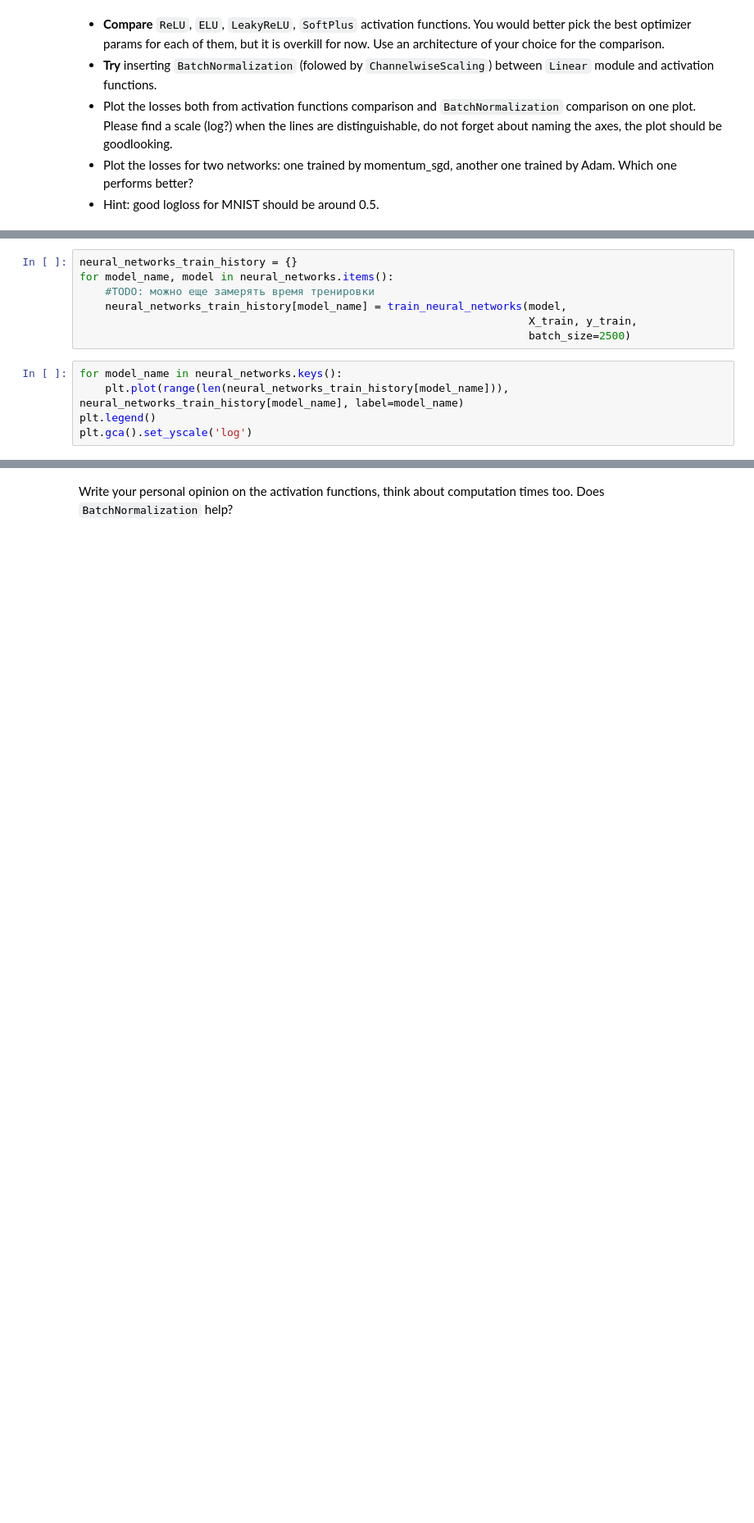
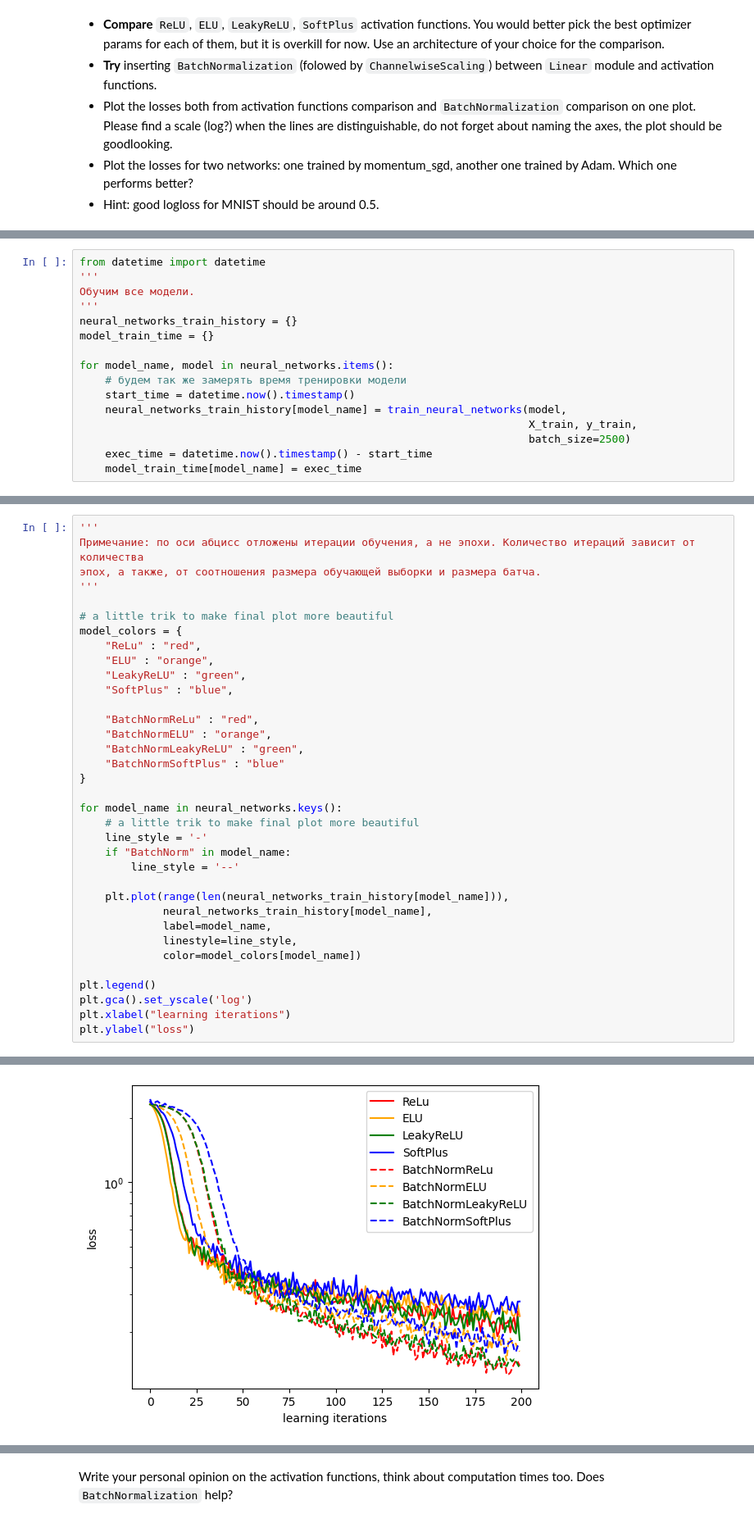
Before and after one commit to pavel-collab/ml-course-home-tasks, a Jupyter notebook: homeworks/hw08_nn_from_scratch/main_notebook.ipynb, the cells around one changed output, grey strips where cells are left out. Shown: that part at 82% size. Cells and saved outputs as stored; diff of their text form; blank space fills up the shorter version.

```diff
--- a/homeworks/hw08_nn_from_scratch/main_notebook.ipynb
+++ b/homeworks/hw08_nn_from_scratch/main_notebook.ipynb
@@ -272,13 +309,17 @@ neural_networks = {
 }
 # %%
+from datetime import datetime
+'''
+Обучим все модели.
+'''
 neural_networks_train_history = {}
+model_train_time = {}
+
 for model_name, model in neural_networks.items():
-    #TODO: можно еще замерять время тренировки
+    # будем так же замерять время тренировки модели
+    start_time = datetime.now().timestamp()
     neural_networks_train_history[model_name] = train_neural_networks(model,
                                                                       X_train, y_train,
                                                                       batch_size=2500)
+    exec_time = datetime.now().timestamp() - start_time
+    model_train_time[model_name] = exec_time
-# %%
-for model_name in neural_networks.keys():
-    plt.plot(range(len(neural_networks_train_history[model_name])), neural_networks_train_history[model_name], label=model_name)
-plt.legend()
-plt.gca().set_yscale('log')
@@ -286,0 +326,36 @@ plt.gca().set_yscale('log')
+# %%
+'''
+Примечание: по оси абцисс отложены итерации обучения, а не эпохи. Количество итераций зависит от количества
+эпох, а также, от соотношения размера обучающей выборки и размера батча.
+'''
+
+# a little trik to make final plot more beautiful
+model_colors = {
+    "ReLu" : "red",
+    "ELU" : "orange",
+    "LeakyReLU" : "green",
+    "SoftPlus" : "blue",
+
+    "BatchNormReLu" : "red",
+    "BatchNormELU" : "orange",
+    "BatchNormLeakyReLU" : "green",
+    "BatchNormSoftPlus" : "blue"
+}
+
+for model_name in neural_networks.keys():
+    # a little trik to make final plot more beautiful
+    line_style = '-'
+    if "BatchNorm" in model_name:
+        line_style = '--'
+
+    plt.plot(range(len(neural_networks_train_history[model_name])),
+             neural_networks_train_history[model_name],
+             label=model_name,
+             linestyle=line_style,
+             color=model_colors[model_name])
+
+plt.legend()
+plt.gca().set_yscale('log')
+plt.xlabel("learning iterations")
+plt.ylabel("loss")
+# %% [output]
@@ -286,0 +363 @@ plt.gca().set_yscale('log')
+[figure, added]
```
Also changed, not shown: parts of 28 cells of this notebook, 1 other file.
